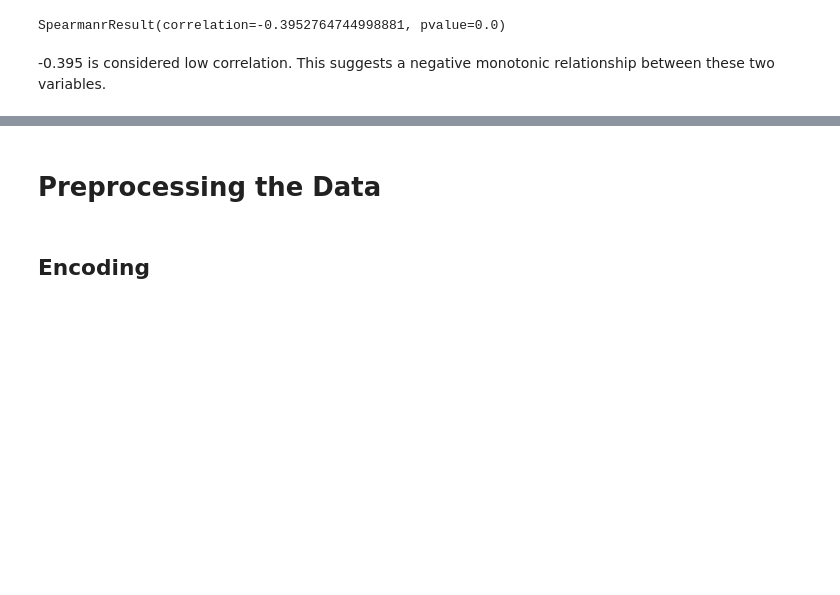
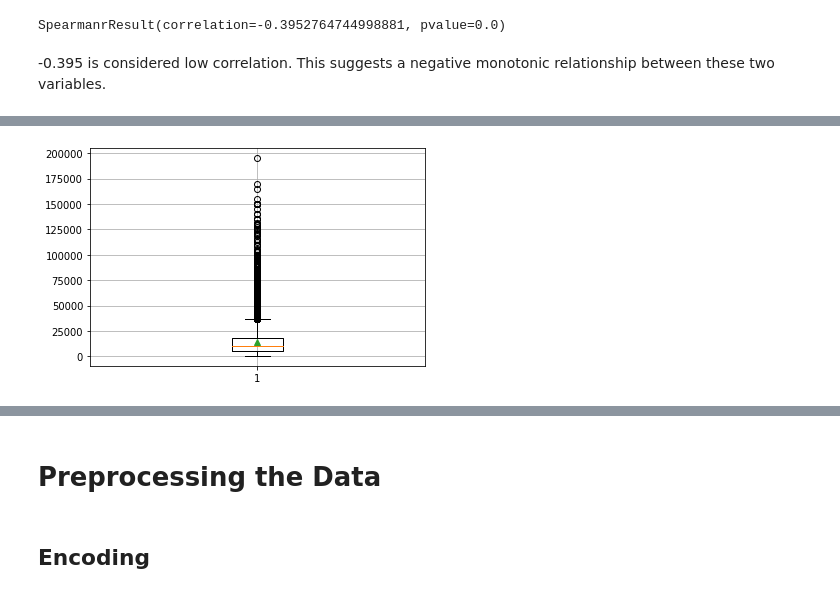
Before and after one commit to jaredap1995/UCB_project_4, a Jupyter notebook: regression_btt.ipynb, the cells around one changed output, grey strips where cells are left out. Drawn from its saved outputs; the diff is of its cells as text; code cells hidden in the pictures; blank space fills up the shorter version.

```diff
--- a/regression_btt.ipynb
+++ b/regression_btt.ipynb
@@ -116,0 +208,3 @@ SpearmanrResult(correlation=-0.3952764744998881, pvalue=0.0)
+# %%
+tester_df = df.copy()
+tester_df.info()
@@ -116,0 +245,8 @@ SpearmanrResult(correlation=-0.3952764744998881, pvalue=0.0)
+# %%
+# Keep listings above 499, below 200000, and remove arbitrary prices
+below200k_mask = (tester_df['price'] < 200000)
+above499_mask = (tester_df['price'] > 499)
+arb_num_mask = ((tester_df['price'] == 123456) | (tester_df['price'] == 12345) | (tester_df['price'] == 1234))
+
+tester_clean_df = tester_df.loc[(below200k_mask & above499_mask & ~arb_num_mask),:]
+tester_clean_df.info()
@@ -116,0 +292,11 @@ SpearmanrResult(correlation=-0.3952764744998881, pvalue=0.0)
+# %%
+# Now look for listings with prices that are actually monthly payments or down payments
+mask1 = (tester_clean_df['price'] <= 5000)
+mask2 = ((tester_clean_df['condition'] == 'excellent') | (tester_clean_df['condition'] == 'like new') | (tester_clean_df['condition'] == 'new'))
+mask3 = (tester_clean_df['odometer'] < 80000)
+mask4 = (tester_clean_df['year'] >= 2010)
+fake_df = tester_clean_df.loc[(mask1 & mask2 & mask3 & mask4),:].sort_values('price', ascending=False)
+print(fake_df.shape)
+
+tester_clean_df = tester_clean_df.loc[~(mask1 & mask2 & mask3 & mask4),:].sort_values('price', ascending=False)
+tester_clean_df
@@ -116,0 +318,7 @@ SpearmanrResult(correlation=-0.3952764744998881, pvalue=0.0)
+# %%
+# Plot boxplot for prices
+plt.boxplot(tester_clean_df['price'], showmeans=True)
+plt.grid()
+plt.show()
+# %% [output]
+[figure, added]
```
Also changed, not shown: parts of 21 cells of this notebook.
